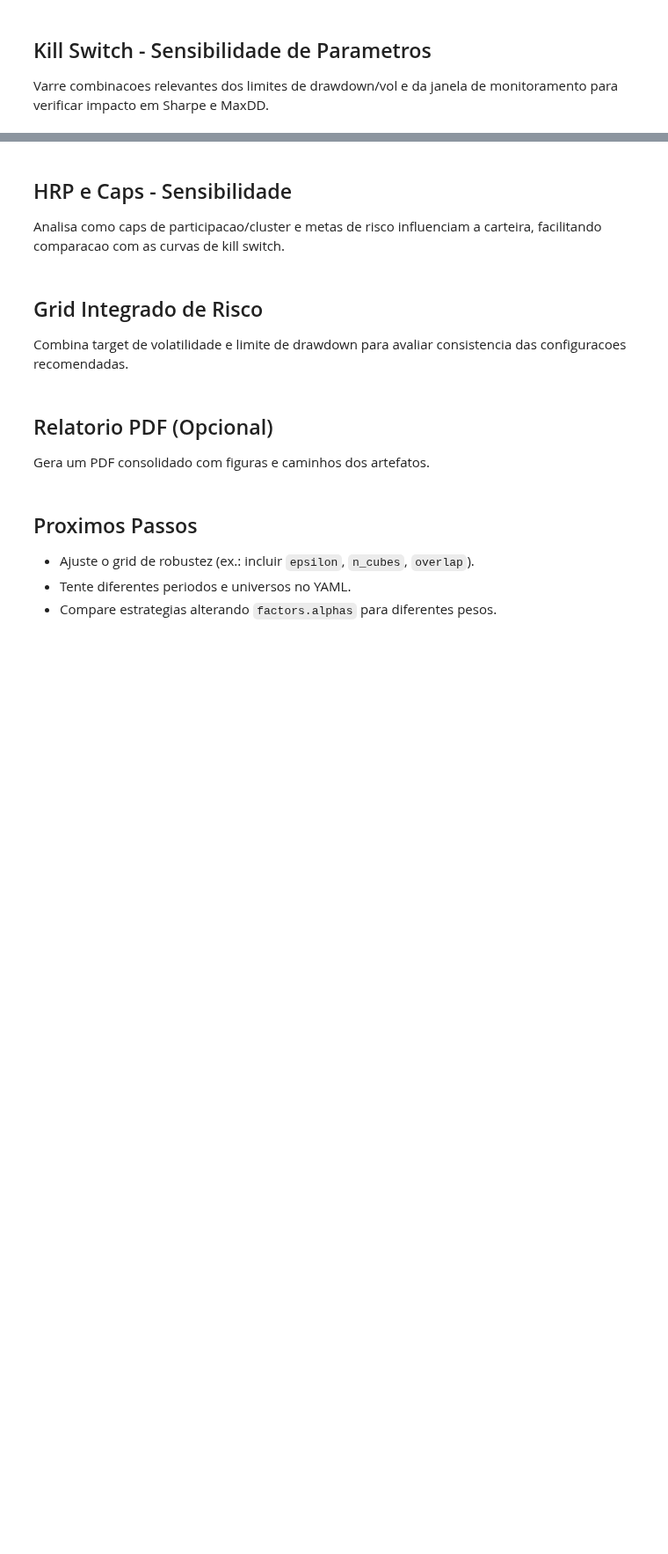
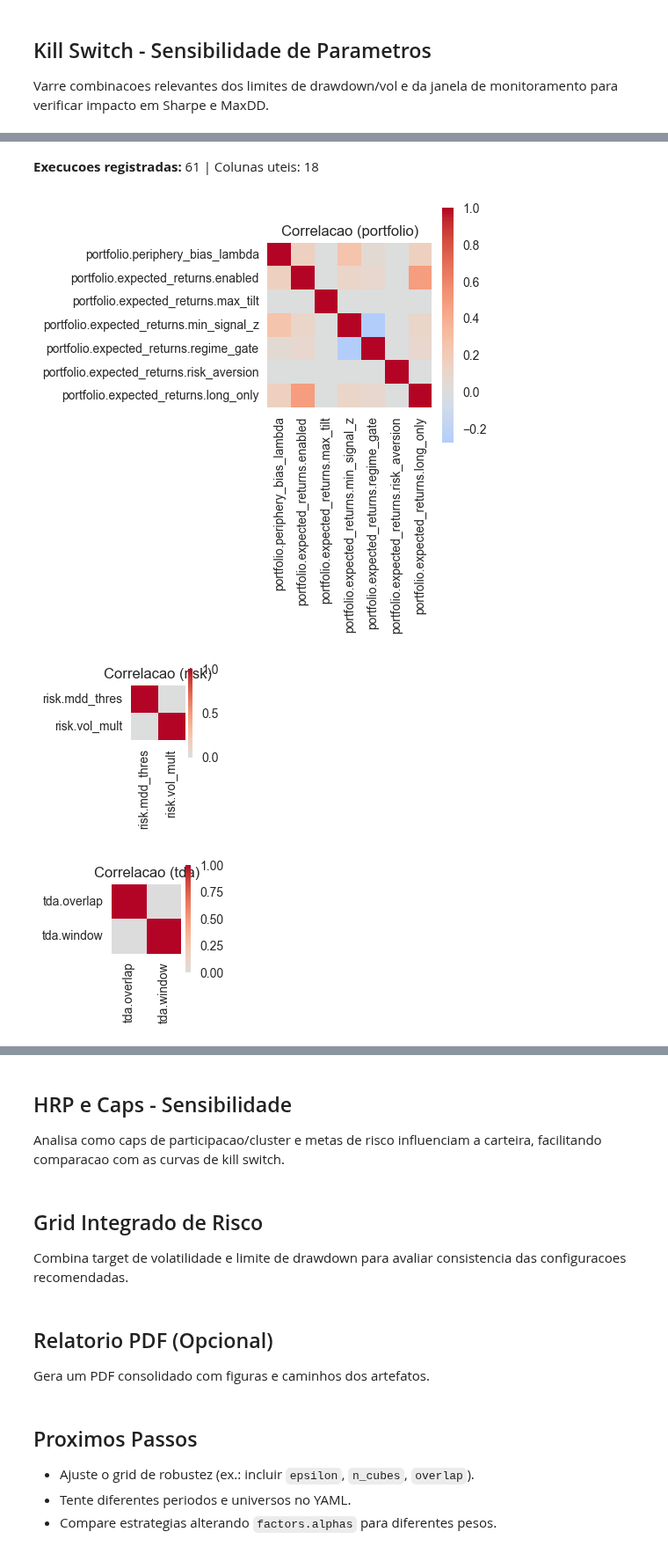
Before and after one commit to cockles98/itau-quant-challenge-2025, a Jupyter notebook: notebooks/end_to_end_pipeline.ipynb, the cells around one changed output, grey strips where cells are left out. Shown at 88% size. Cells and saved outputs as stored; diff of their text form; code cells hidden in the pictures; blank space fills up the shorter version.

```diff
--- a/notebooks/end_to_end_pipeline.ipynb
+++ b/notebooks/end_to_end_pipeline.ipynb
@@ -558,0 +654,62 @@ display(kill_switch_summary)
+# %%
+import seaborn as sns
+from reports.correlation_dataset import (
+    load_run_history,
+    prepare_numeric_features,
+    filter_columns_by_prefix,
+)
+
+correlation_dir = REPORTS_DIR / 'correlations'
+correlation_dir.mkdir(parents=True, exist_ok=True)
+
+try:
+    run_history = load_run_history()
+except FileNotFoundError as exc:
+    display(Markdown(f'> Atencao: {exc}'))
+else:
+    numeric_history = prepare_numeric_features(run_history, include_metrics=True)
+    display(Markdown(f"**Execucoes registradas:** {len(numeric_history)} | Colunas uteis: {numeric_history.shape[1]}"))
+    metric_cols = [col for col in numeric_history.columns if col.startswith('metric.')]
+    param_cols = [col for col in numeric_history.columns if not col.startswith('metric.') and not col.startswith('meta.')]
+    parameter_df = numeric_history.loc[:, param_cols]
+    correlation_map = {
+        'portfolio': 'portfolio.',
+        'risk': 'risk.',
+        'tda': 'tda.',
+        'tda_ph': 'tda_ph.',
+        'mapper': 'mapper.',
+        'factors': 'factors.',
+        'validation': 'validation.',
+    }
+    generated = []
+    for label, prefix in correlation_map.items():
+        subset = filter_columns_by_prefix(parameter_df, prefix)
+        if subset.shape[1] < 2:
+            continue
+        corr = subset.corr()
+        corr.to_csv(correlation_dir / f'correlation_{label}.csv')
+        fig, ax = plt.subplots(figsize=(min(10, 1 + 0.6 * subset.shape[1]), min(10, 1 + 0.6 * subset.shape[1])))
+        sns.heatmap(corr, cmap='coolwarm', center=0, square=True, ax=ax)
+        ax.set_title(f'Correlacao ({label})')
+        plt.tight_layout()
+        display(fig)
+        plt.close(fig)
+        generated.append(label)
+    if metric_cols and parameter_df.shape[1] > 1:
+        joint_cols = param_cols + metric_cols
+        joint_df = numeric_history.loc[:, joint_cols]
+        corr = joint_df.corr().loc[param_cols, metric_cols]
+        corr.to_csv(correlation_dir / 'correlation_params_vs_metrics.csv')
+        fig, ax = plt.subplots(figsize=(min(10, 1 + 0.4 * len(metric_cols)), min(10, 1 + 0.4 * len(param_cols))))
+        sns.heatmap(corr, cmap='coolwarm', center=0, ax=ax)
+        ax.set_title('Correlacao | Parametros vs Metricas')
+        plt.tight_layout()
+        display(fig)
+        plt.close(fig)
+    if not generated:
+        display(Markdown('> Nenhum bloco com variancia suficiente para calcular correlacao.'))
+# %% [output]
+**Execucoes registradas:** 61 | Colunas uteis: 18
+[figure, added]
+[figure, added]
+[figure, added]
```
Also changed, not shown: parts of 13 cells of this notebook, 5 other files.
